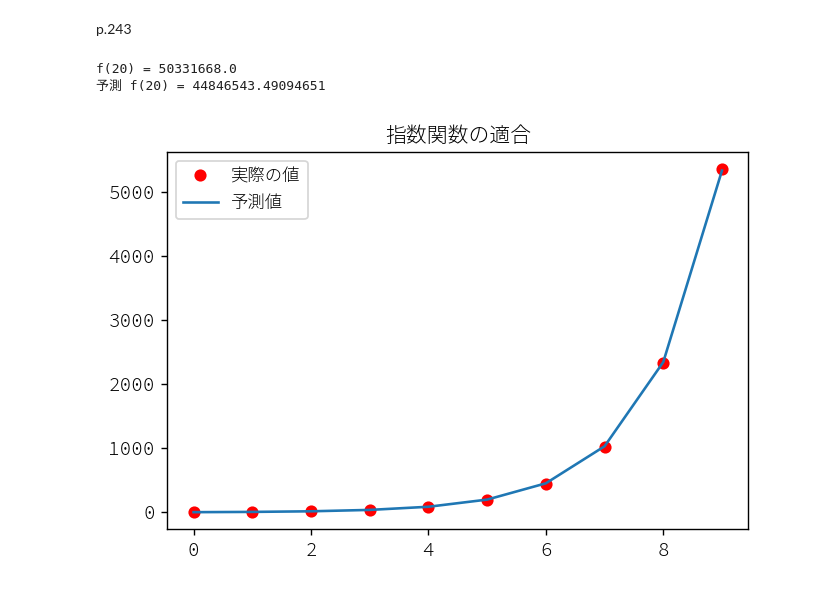
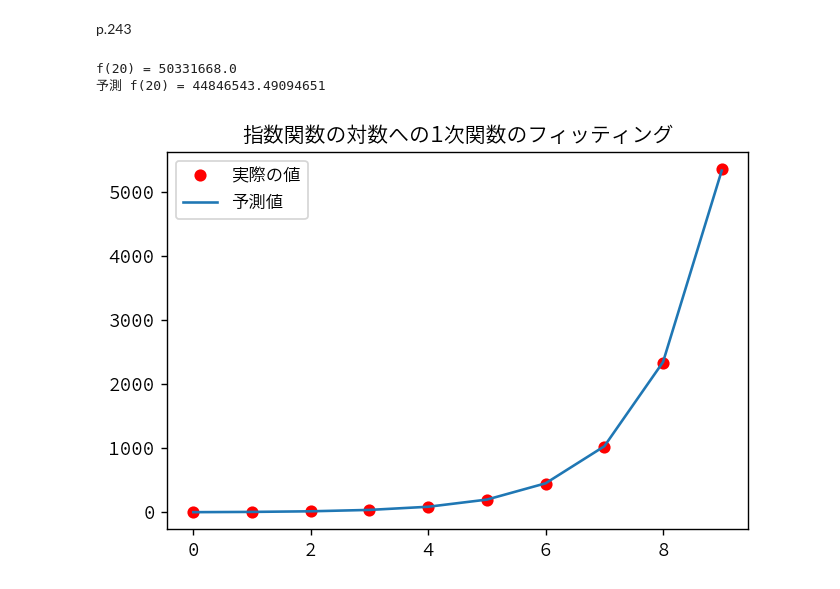
Before and after one commit to akokubo/jupyter-notebook-python2, a Jupyter notebook: 第15章 実験データの理解.ipynb, the cells around one changed output. Drawn from its saved outputs; the diff is of its cells as text; code cells hidden in the pictures.

```diff
--- a/第15章 実験データの理解.ipynb
+++ b/第15章 実験データの理解.ipynb
@@ -403,32 +398,32 @@ def createExpData(f, xVals):
     yVals = []
     for i in range(len(xVals)):
         yVals.append(f(xVals[i]))
     return pylab.array(xVals), pylab.array(yVals)
 
 def fitExpData(xVals, yVals):
     """xValsとyValsを
        yVals[i] == f(xVals[i])となる数を保持する配列と仮定する
        log(f(x), base) == ax + bを満たすa, bを返す"""
     logVals = []
     for y in yVals:
         logVals.append(math.log(y, 2.0)) # 底が2の対数
     a, b = pylab.polyfit(xVals, logVals, 1)
     return a, b, 2.0
 
 pylab.figure(dpi=125)
 xVals, yVals = createExpData(f, range(10))
 pylab.plot(xVals, yVals, 'ro', label = u'実際の値')
 a, b, base = fitExpData(xVals, yVals)
 preditedYVals = []
 for x in xVals:
     preditedYVals.append(base ** (a * x + b))
 pylab.plot(xVals, preditedYVals, label = u'予測値')
-pylab.title(u'指数関数の適合')
+pylab.title(u'指数関数の対数への1次関数のフィッティング')
 pylab.legend()
 # オリジナルのデータにはないxの値を調べる
 print 'f(20) =', f(20)
 print u'予測 f(20) =', base ** (a * 20 + b)
 # %% [output]
 f(20) = 50331668.0
 予測 f(20) = 44846543.49094651
-[figure, old version]
+[figure, new version]
```
Also changed, not shown: parts of 25 cells of this notebook, 1 other file.
